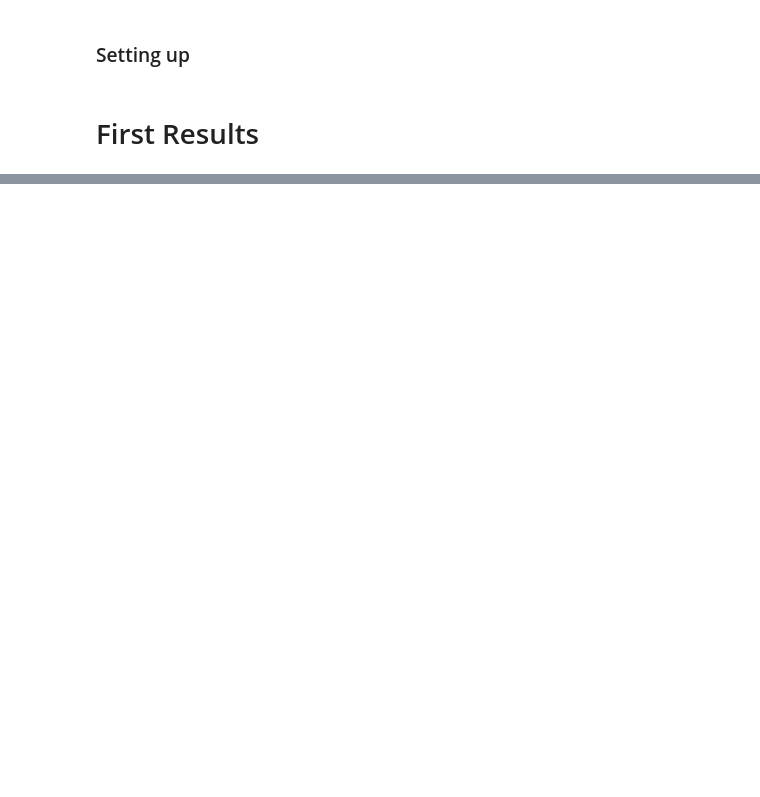
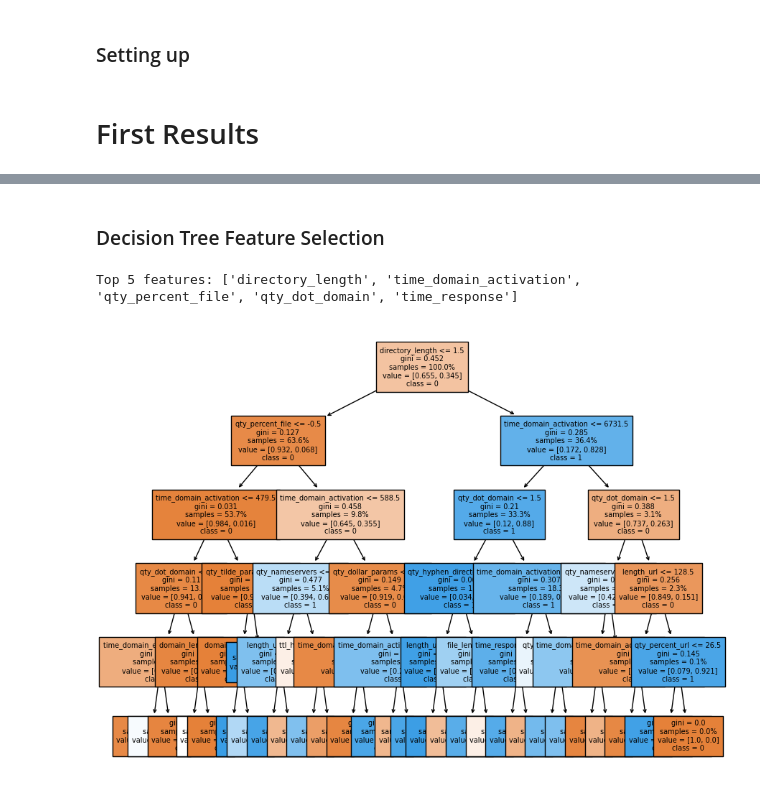
Before and after one commit to yucenli/phish, a Jupyter notebook: tabular.ipynb, the cells around one changed output, grey strips where cells are left out. Drawn from its saved outputs; the diff is of its cells as text; code cells hidden in the pictures; blank space fills up the shorter version.

Commit message:
Feature selection for DT & NB

```diff
--- a/tabular.ipynb
+++ b/tabular.ipynb
@@ -130,3 +130,34 @@ Decision Tree Test Accuracy 0.935
+# %% [markdown]
+### Decision Tree Feature Selection
+# %%
+from heapq import nlargest
+
+importances = decision_tree.feature_importances_
+
+feature_importance = {}
+for i, feature in enumerate(x.columns.values.tolist()):
+    feature_importance[feature] = round(importances[i], 3)
+
+#print(f"Feature importance: {feature_importance}")
+
+sorted = nlargest(5, feature_importance, key = feature_importance.get)
+print("Top 5 features: " + str(sorted))
+# %% [output]
+Top 5 features: ['directory_length', 'time_domain_activation', 'qty_percent_file', 'qty_dot_domain', 'time_response']
+# %%
+features = x.columns.values.tolist()
+classes = ["0", "1"]
+
+plt.figure(figsize=(10, 8))
+plot_tree(decision_tree,
+          feature_names=features,
+          class_names=classes,
+          filled=True,
+          proportion=True,
+          fontsize = 7)
+plt.show()
+# %% [output]
+[figure, added]
 # %%
 from sklearn.naive_bayes import GaussianNB
 
```
Also changed, not shown: parts of 11 cells of this notebook.
